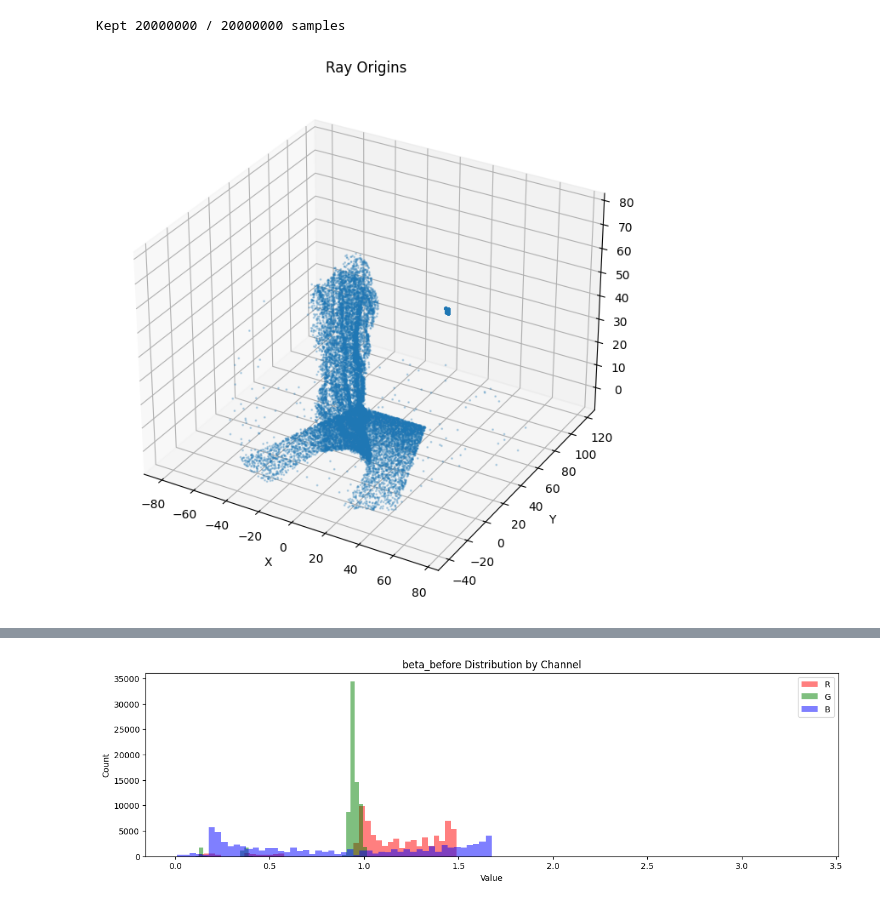
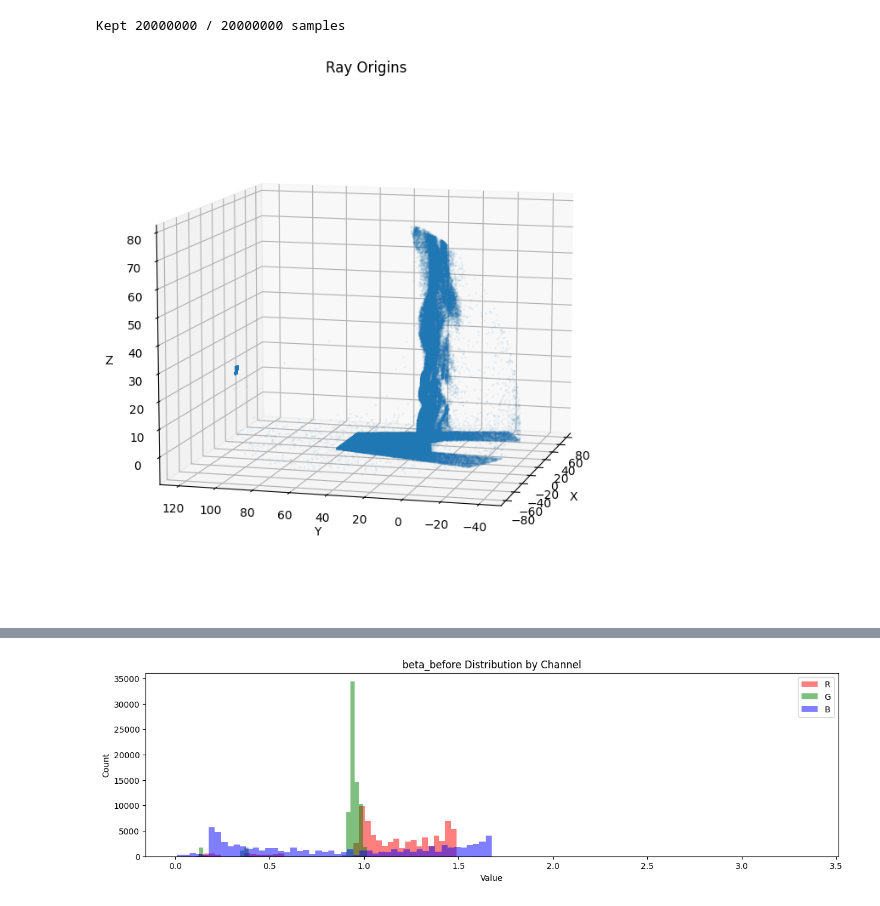
Before and after one commit to Nigelev77/pbrt-v4-nn, a Jupyter notebook: py/visualizer.ipynb, the cells around one changed output, grey strips where cells are left out. Drawn from its saved outputs; the diff is of its cells as text; code cells hidden in the pictures.

```diff
--- a/py/visualizer.ipynb
+++ b/py/visualizer.ipynb
@@ -57,39 +66,40 @@ Kept 20000000 / 20000000 samples
 
 import random as rand
 
-batch_size = 75000
+batch_size = 500000
 
-indices = cp.random.choice(len(o_gpu), size=min(batch_size, len(o_gpu)), replace=False)
+indices = cp.random.choice(len(o_gpu), size=min(batch_size, len(o_gpu)), replace=False) + 100000
 
 
 random_batch = {
     'o': o_gpu[indices],
     'd': d_gpu[indices],
     'beta': beta_gpu[indices],
-    'L_after': L_after_gpu[indices],
+    # 'L_after': L_after_gpu[indices],
     'T_after': T_after_gpu[indices],
+    # 't_after': t_after_spectral_gpu[indices],
     'tMax': tMax_gpu[indices],
 }
 # %%
 from mpl_toolkits.mplot3d import Axes3D
 
 
 o_cpu = cp.asnumpy(random_batch['o'])
 
 fig = plt.figure(figsize=(10, 8))
 
 ax = fig.add_subplot(111, projection='3d')
-
-ax.scatter(o_cpu[:, 0], o_cpu[:, 1], o_cpu[:, 2], s=1, alpha=0.25)
+ax.view_init(elev=10, azim=195)
+ax.scatter(o_cpu[:, 0], o_cpu[:, 1], o_cpu[:, 2], s=1, alpha=0.05)
 
 ax.set_xlabel('X')
 ax.set_ylabel('Y')
 ax.set_zlabel('Z')
 ax.set_title('Ray Origins')
 
 plt.show()
 # %% [output]
-[figure, old version]
+[figure, new version]
 # %%
 
 
```
Also changed, not shown: parts of 8 cells of this notebook, 8 other files.
